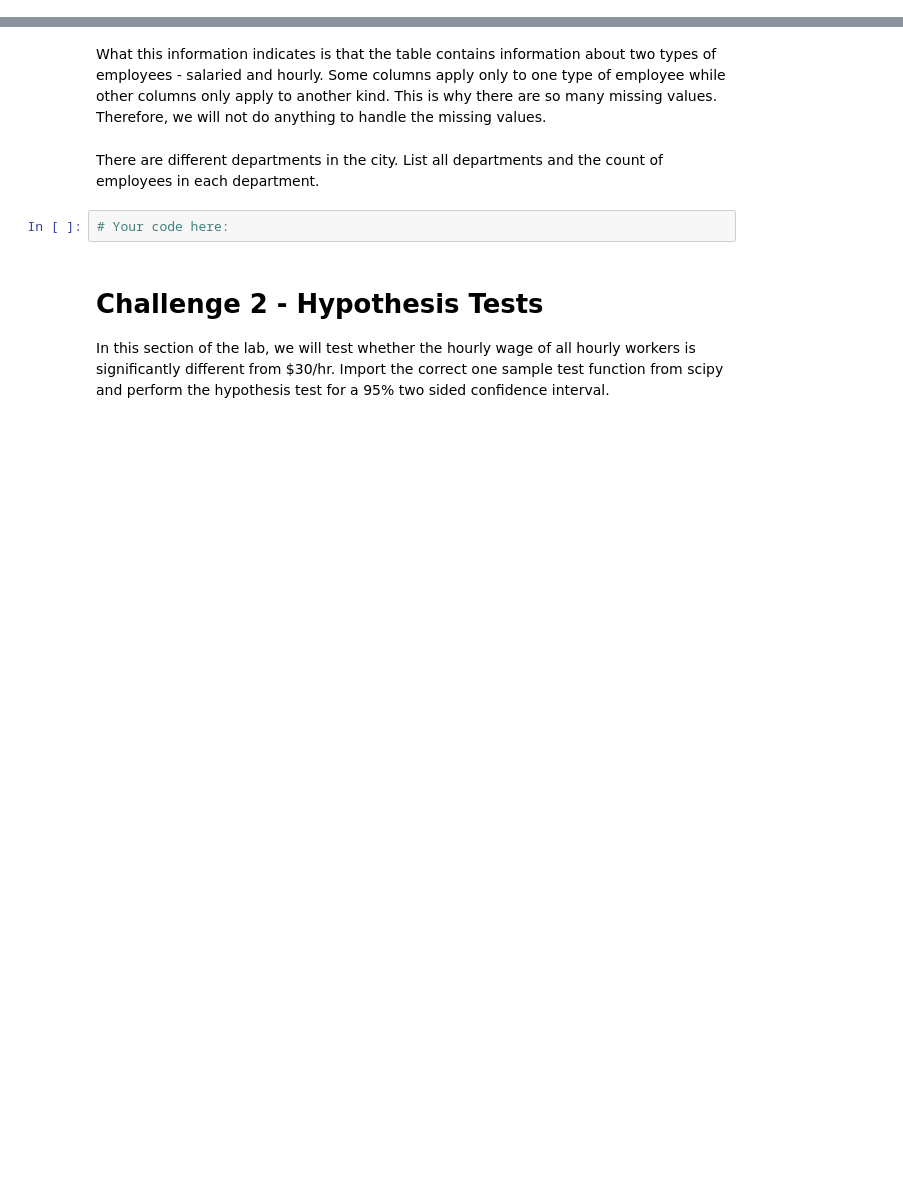
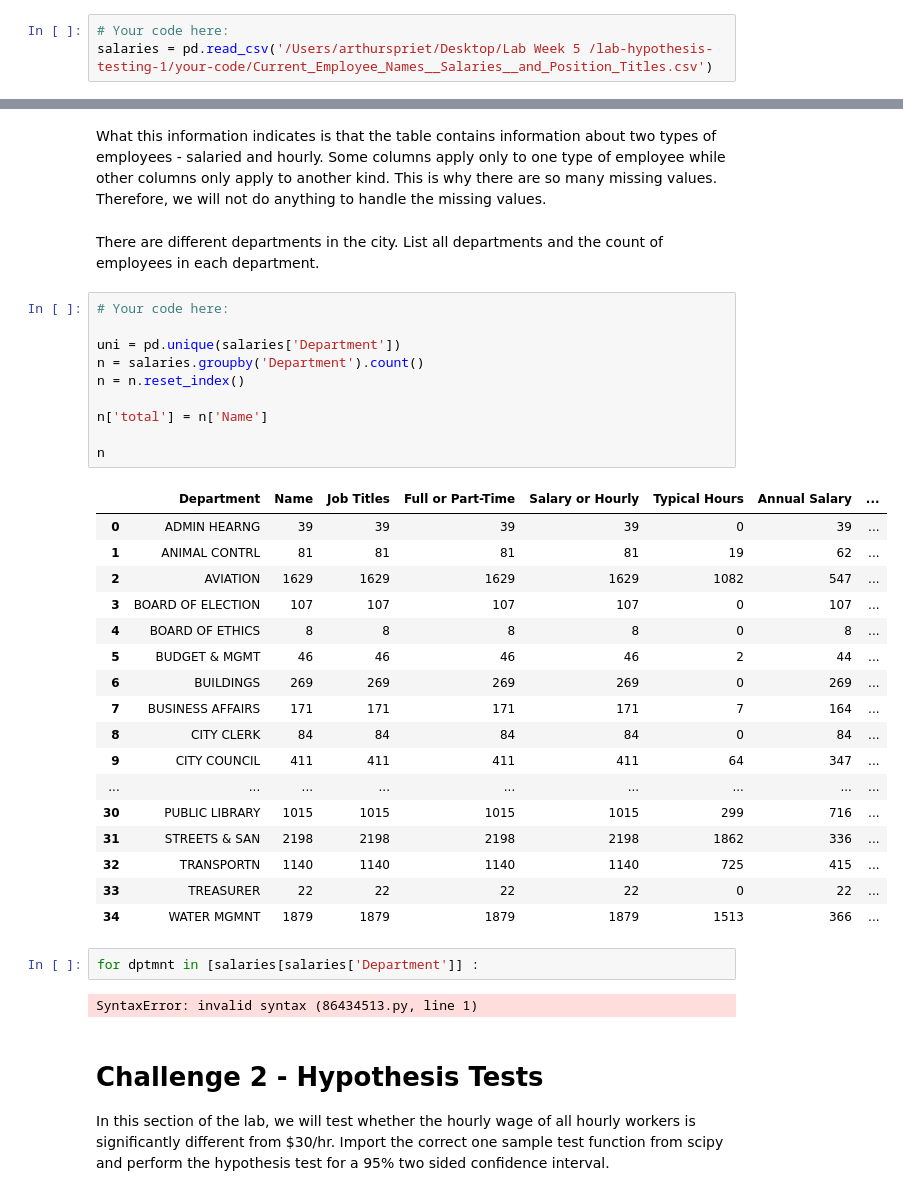
Before and after one commit to ta-data-lis/lab-hypothesis-testing-1, a Jupyter notebook: your-code/main.ipynb, the cells around one changed output, grey strips where cells are left out. Drawn from its saved outputs; the diff is of its cells as text; blank space fills up the shorter version.

Commit message:
arthurspriet

```diff
--- a/your-code/main.ipynb
+++ b/your-code/main.ipynb
@@ -14,3 +14,6 @@ In this challenge, we will examine all salaries of employees of the City of Chic
+# %%
+# Your code here:
+salaries = pd.read_csv('/Users/arthurspriet/Desktop/Lab Week 5 /lab-hypothesis-testing-1/your-code/Current_Employee_Names__Salaries__and_Position_Titles.csv')
 # %% [markdown]
 Examine the `salaries` dataset using the `head` function below.
 # %%
@@ -27,8 +74,38 @@ Let's also look at the count of hourly vs. salaried employees. Write the code in
 What this information indicates is that the table contains information about two types of employees - salaried and hourly. Some columns apply only to one type of employee while other columns only apply to another kind. This is why there are so many missing values. Therefore, we will not do anything to handle the missing values.
 # %% [markdown]
 There are different departments in the city. List all departments and the count of employees in each department.
-# %%
-# Your code here:
+# %%
+# Your code here:
+
+uni = pd.unique(salaries['Department'])
+n = salaries.groupby('Department').count()
+n = n.reset_index()
+
+n['total'] = n['Name']
+
+n
+# %% [output]
+|  | Department | Name | Job Titles | Full or Part-Time | Salary or Hourly | Typical Hours | Annual Salary | ... |
+| 0 | ADMIN HEARNG | 39 | 39 | 39 | 39 | 0 | 39 | ... |
+| 1 | ANIMAL CONTRL | 81 | 81 | 81 | 81 | 19 | 62 | ... |
+| 2 | AVIATION | 1629 | 1629 | 1629 | 1629 | 1082 | 547 | ... |
+| 3 | BOARD OF ELECTION | 107 | 107 | 107 | 107 | 0 | 107 | ... |
+| 4 | BOARD OF ETHICS | 8 | 8 | 8 | 8 | 0 | 8 | ... |
+| 5 | BUDGET & MGMT | 46 | 46 | 46 | 46 | 2 | 44 | ... |
+| 6 | BUILDINGS | 269 | 269 | 269 | 269 | 0 | 269 | ... |
+| 7 | BUSINESS AFFAIRS | 171 | 171 | 171 | 171 | 7 | 164 | ... |
+| 8 | CITY CLERK | 84 | 84 | 84 | 84 | 0 | 84 | ... |
+| 9 | CITY COUNCIL | 411 | 411 | 411 | 411 | 64 | 347 | ... |
+| ... | ... | ... | ... | ... | ... | ... | ... | ... |
+| 30 | PUBLIC LIBRARY | 1015 | 1015 | 1015 | 1015 | 299 | 716 | ... |
+| 31 | STREETS & SAN | 2198 | 2198 | 2198 | 2198 | 1862 | 336 | ... |
+| 32 | TRANSPORTN | 1140 | 1140 | 1140 | 1140 | 725 | 415 | ... |
+| 33 | TREASURER | 22 | 22 | 22 | 22 | 0 | 22 | ... |
+| 34 | WATER MGMNT | 1879 | 1879 | 1879 | 1879 | 1513 | 366 | ... |
+# %%
+for dptmnt in [salaries[salaries['Department']] :
+# %% [output]
+SyntaxError: invalid syntax (86434513.py, line 1)
 # %% [markdown]
 # Challenge 2 - Hypothesis Tests
 
```
Also changed, not shown: parts of 10 cells of this notebook.
